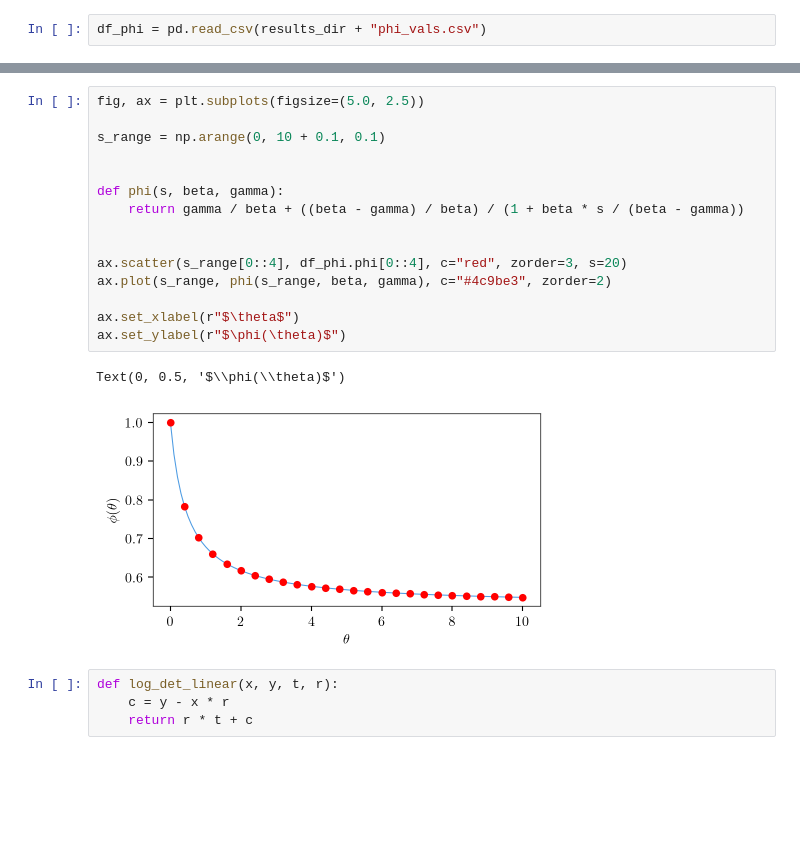
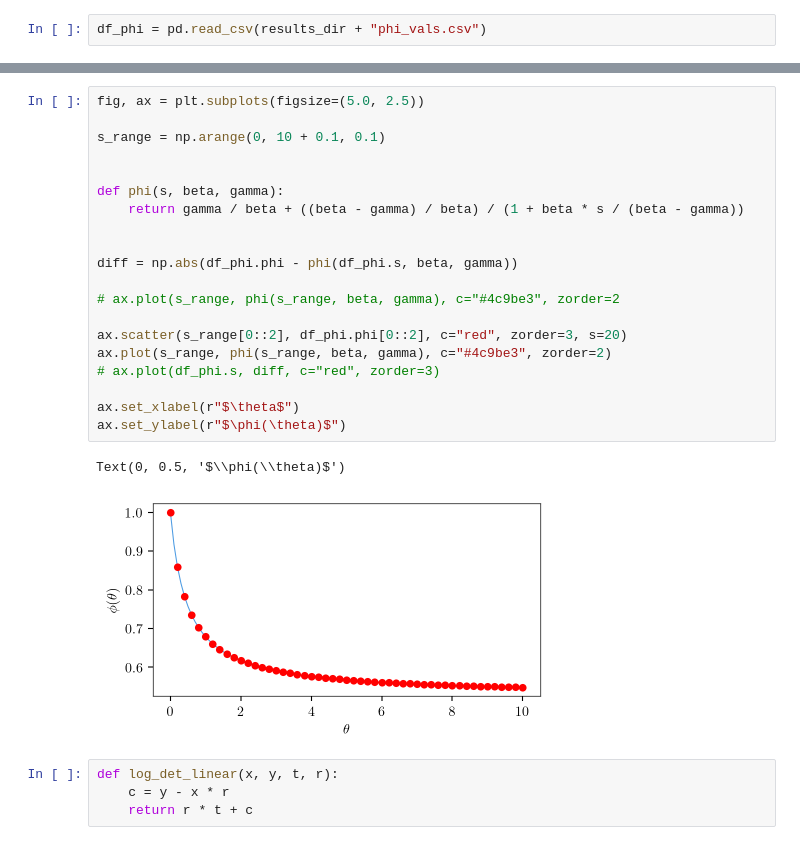
Before and after one commit to djmorris7/Computation_of_random_time-shifts, a Jupyter notebook: plots.ipynb, the cells around one changed output, grey strips where cells are left out. Cells and saved outputs as stored; diff of their text form; blank space fills up the shorter version.

```diff
--- a/plots.ipynb
+++ b/plots.ipynb
@@ -158,21 +264,26 @@ df_phi = pd.read_csv(results_dir + "phi_vals.csv")
 # %%
 fig, ax = plt.subplots(figsize=(5.0, 2.5))
 
 s_range = np.arange(0, 10 + 0.1, 0.1)
 
 
 def phi(s, beta, gamma):
     return gamma / beta + ((beta - gamma) / beta) / (1 + beta * s / (beta - gamma))
 
 
-ax.scatter(s_range[0::4], df_phi.phi[0::4], c="red", zorder=3, s=20)
+diff = np.abs(df_phi.phi - phi(df_phi.s, beta, gamma))
+
+# ax.plot(s_range, phi(s_range, beta, gamma), c="#4c9be3", zorder=2
+
+ax.scatter(s_range[0::2], df_phi.phi[0::2], c="red", zorder=3, s=20)
 ax.plot(s_range, phi(s_range, beta, gamma), c="#4c9be3", zorder=2)
+# ax.plot(df_phi.s, diff, c="red", zorder=3)
 
 ax.set_xlabel(r"$\theta$")
 ax.set_ylabel(r"$\phi(\theta)$")
 # %% [output]
 Text(0, 0.5, '$\\phi(\\theta)$')
-[figure, old version]
+[figure, new version]
 # %%
 def log_det_linear(x, y, t, r):
     c = y - x * r
```
Also changed, not shown: parts of 14 cells of this notebook, 13 other files.
